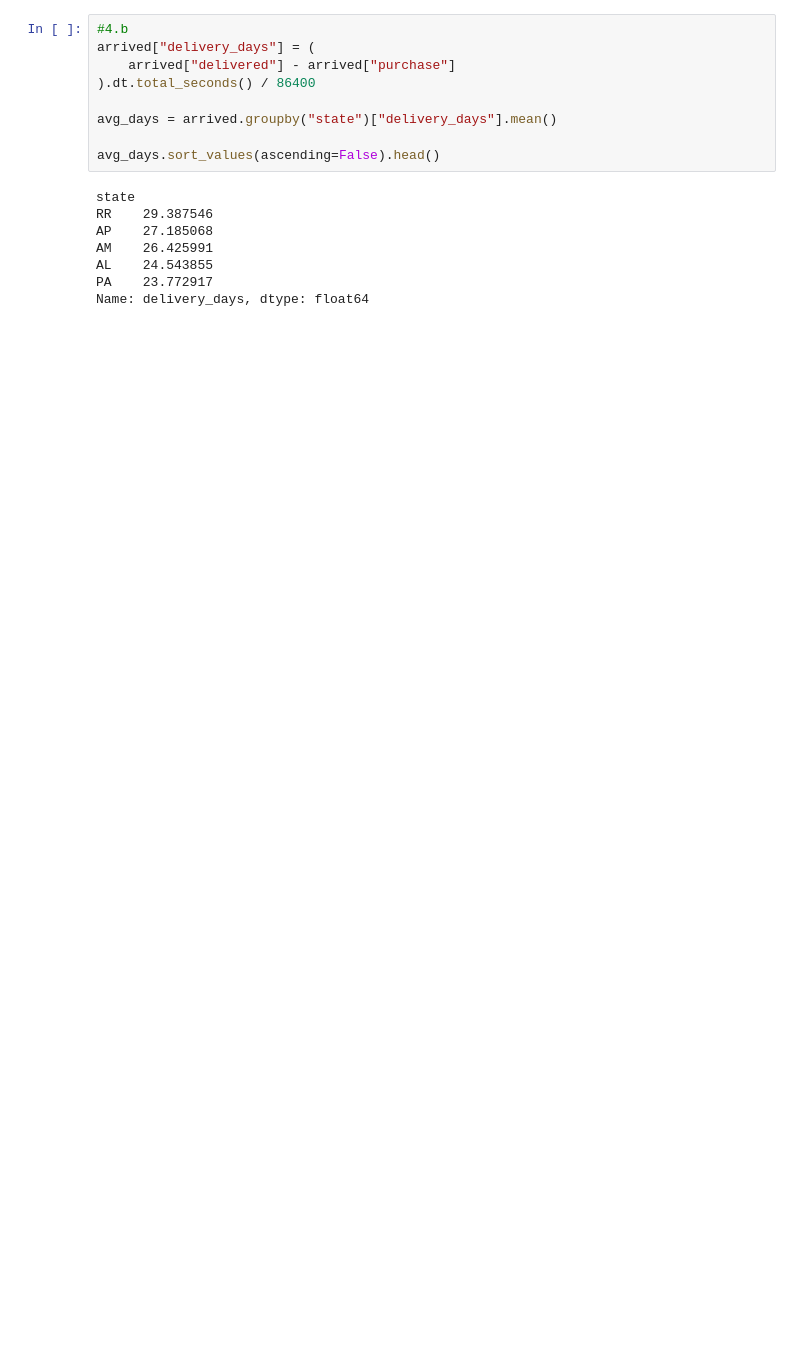
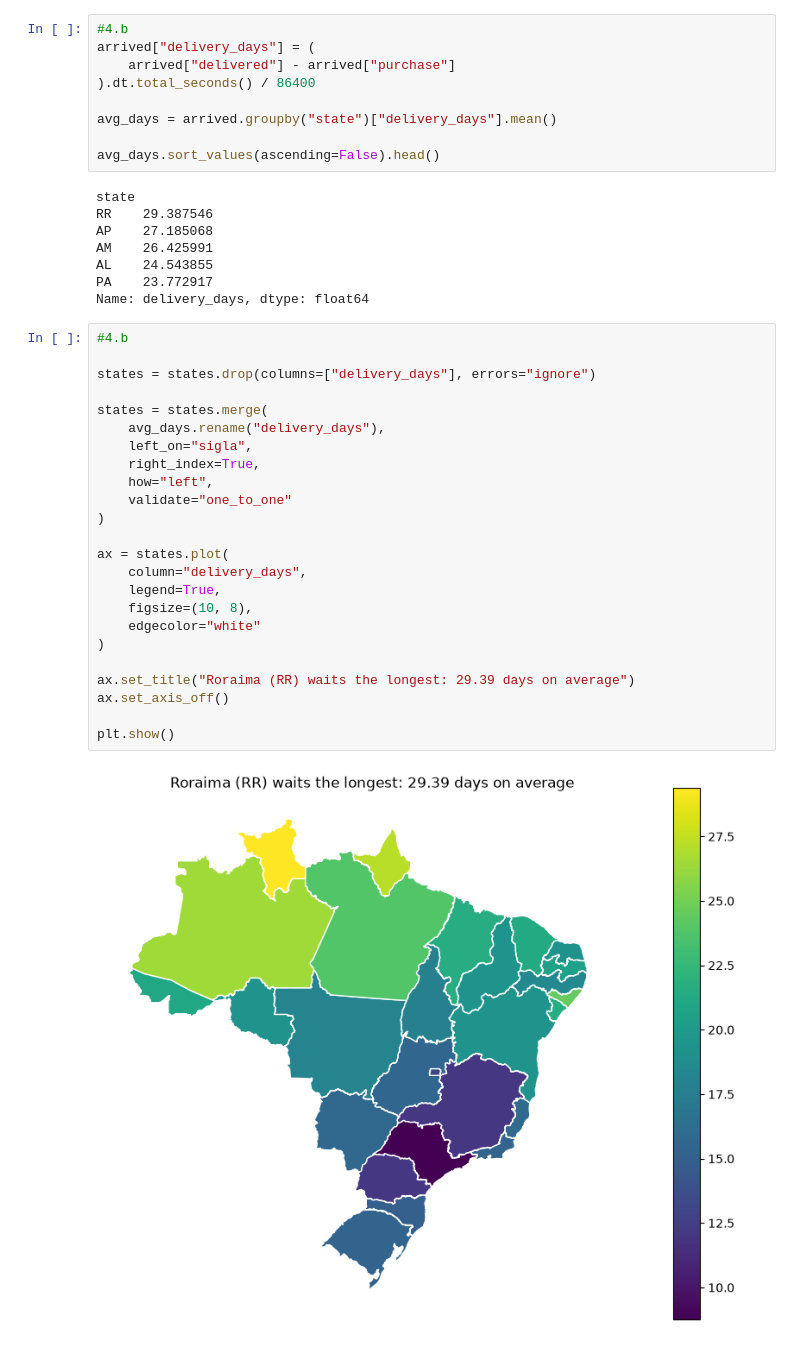
Before and after one commit to anooswajeeh2004/analytics-portfolio, a Jupyter notebook: notebooks/day-11-maps.ipynb, the cells around one changed output. Drawn from its saved outputs; the diff is of its cells as text; blank space fills up the shorter version.

```diff
--- a/notebooks/day-11-maps.ipynb
+++ b/notebooks/day-11-maps.ipynb
@@ -515,3 +518,29 @@ AM    26.425991
 AL    24.543855
 PA    23.772917
 Name: delivery_days, dtype: float64
+# %%
+#4.b
+
+states = states.drop(columns=["delivery_days"], errors="ignore")
+
+states = states.merge(
+    avg_days.rename("delivery_days"),
+    left_on="sigla",
+    right_index=True,
+    how="left",
+    validate="one_to_one"
+)
+
+ax = states.plot(
+    column="delivery_days",
+    legend=True,
+    figsize=(10, 8),
+    edgecolor="white"
+)
+
+ax.set_title("Roraima (RR) waits the longest: 29.39 days on average")
+ax.set_axis_off()
+
+plt.show()
+# %% [output]
+[figure, added]
```
Also changed, not shown: parts of 2 cells of this notebook, 2 other files.
